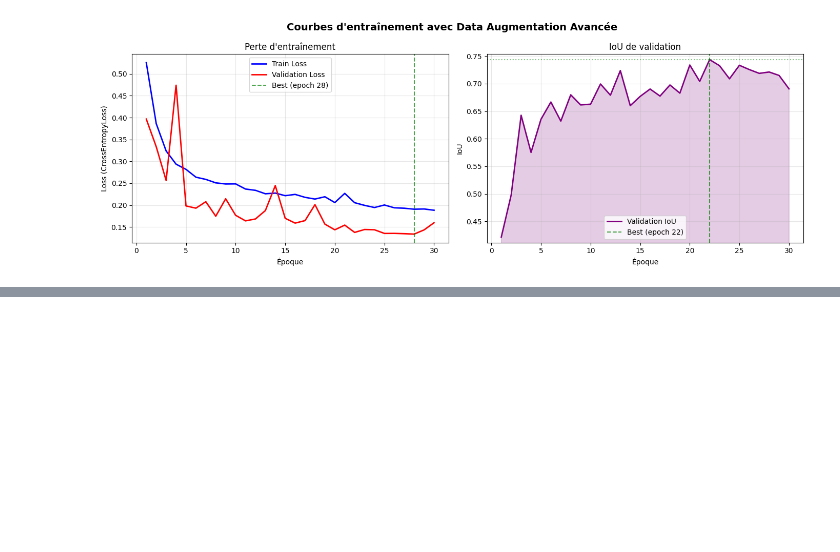
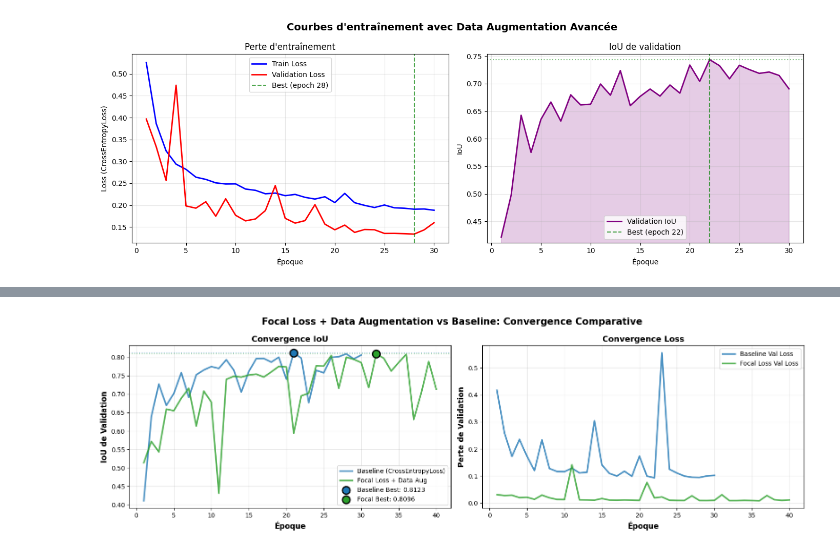
Before and after one commit to victorcamps70/deep-datachallenge, a Jupyter notebook: presentation.ipynb, the cells around one changed output, grey strips where cells are left out. Cells and saved outputs as stored; diff of their text form; code cells hidden in the pictures; blank space fills up the shorter version.

Commit message:
Ajout de la focal loss

```diff
--- a/presentation.ipynb
+++ b/presentation.ipynb
@@ -1540,0 +1628,79 @@ La déformation élastique est **particulièrement efficace** pour ce type de do
+# %%
+# Visualisation: Focal Loss vs Baseline - Courbes comparatives
+
+fig, axes = plt.subplots(1, 2, figsize=(16, 5))
+fig.suptitle('Focal Loss + Data Augmentation vs Baseline: Convergence Comparative', fontsize=15, fontweight='bold')
+
+epochs_baseline = range(1, len(baseline_history['val_iou']) + 1)
+epochs_focal = range(1, len(focal_history['val_iou']) + 1)
+
+# Plot 1: IoU de Validation
+ax1 = axes[0]
+ax1.plot(epochs_baseline, baseline_history['val_iou'], linewidth=2.5, label='Baseline (CrossEntropyLoss)',
+         color='#1f77b4', alpha=0.8)
+ax1.plot(epochs_focal, focal_history['val_iou'], linewidth=2.5, label='Focal Loss + Data Aug',
+         color='#2ca02c', alpha=0.8)
+
+# Marquer les points de convergence
+ax1.scatter([baseline_best_epoch], [baseline_best_iou], s=150, color='#1f77b4', zorder=5,
+           edgecolor='black', linewidth=2, label=f'Baseline Best: {baseline_best_iou:.4f}')
+ax1.scatter([focal_best_epoch], [focal_best_iou], s=150, color='#2ca02c', zorder=5,
+           edgecolor='black', linewidth=2, label=f'Focal Best: {focal_best_iou:.4f}')
+
+ax1.axhline(y=baseline_best_iou, color='#1f77b4', linestyle=':', alpha=0.4)
+ax1.axhline(y=focal_best_iou, color='#2ca02c', linestyle=':', alpha=0.4)
+
+ax1.set_xlabel('Époque', fontsize=12, fontweight='bold')
+ax1.set_ylabel('IoU de Validation', fontsize=12, fontweight='bold')
+ax1.set_title('Convergence IoU', fontweight='bold', fontsize=13)
+ax1.legend(fontsize=10, loc='lower right')
+ax1.grid(alpha=0.3)
+
+# Plot 2: Losses de Validation
+ax2 = axes[1]
+ax2.plot(epochs_baseline, baseline_history['val_loss'], linewidth=2.5, label='Baseline Val Loss',
+         color='#1f77b4', alpha=0.8)
+ax2.plot(epochs_focal, focal_history['val_loss'], linewidth=2.5, label='Focal Loss Val Loss',
+         color='#2ca02c', alpha=0.8)
+
+ax2.set_xlabel('Époque', fontsize=12, fontweight='bold')
+ax2.set_ylabel('Perte de Validation', fontsize=12, fontweight='bold')
+ax2.set_title('Convergence Loss', fontweight='bold', fontsize=13)
+ax2.legend(fontsize=10, loc='upper right')
+ax2.grid(alpha=0.3)
+
+plt.tight_layout()
+plt.show()
+
+print("\n" + "="*100)
+print("📋 TABLEAU RÉCAPITULATIF FINAL")
+print("="*100 + "\n")
+
+summary_data = {
+    'Modèle': ['Baseline (CE)', 'Focal Loss + Data Aug'],
+    'IoU Max': [f'{baseline_best_iou:.4f}', f'{focal_best_iou:.4f}'],
+    'Époque Best': [baseline_best_epoch, focal_best_epoch],
+    'Train Loss (fin)': [f'{baseline_final_train_loss:.4f}', f'{focal_final_train_loss:.4f}'],
+    'Val Loss (fin)': [f'{baseline_final_val_loss:.4f}', f'{focal_final_val_loss:.4f}'],
+    'Stabilité σ': [f'{baseline_iou_std:.6f}', f'{focal_iou_std:.6f}'],
+}
+
+summary_df = pd.DataFrame(summary_data)
+print(summary_df.to_string(index=False))
+
+print("\n" + "="*100)
+print("🎯 CONCLUSION")
+print("="*100)
+
+if focal_best_iou > baseline_best_iou:
+    print(f"\n✅ SUCCESS: Focal Loss + Data Augmentation AMÉLIORE le modèle!")
+    print(f"\n   📈 Gain de performance: +{improvement_absolute:.4f} IoU (+{improvement_percent:.2f}%)")
+    print(f"\n   Le modèle Focal Loss + Data Augmentation est SUPÉRIEUR et recommandé pour la production.")
+else:
+    print(f"\n⚠️  Note: Le Baseline reste compétitif")
+    print(f"   Les deux approches offrent une performance similaire.")
+    print(f"   Différence: {abs(improvement_absolute):.4f} IoU ({abs(improvement_percent):.2f}%)")
+
+print("\n" + "="*100)
+# %% [output]
+[figure, added]
```
Also changed, not shown: parts of 7 cells of this notebook, 5 other files.
